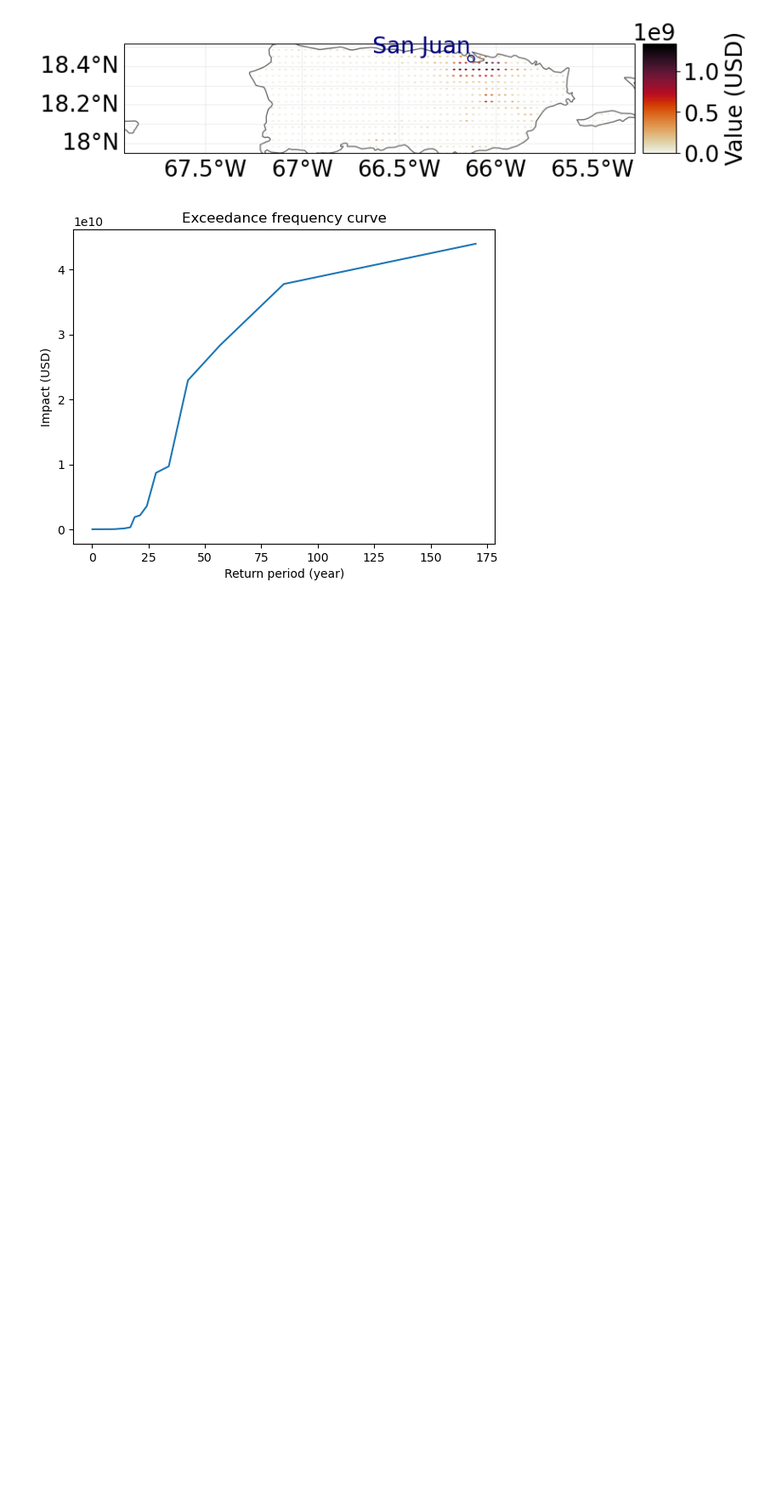
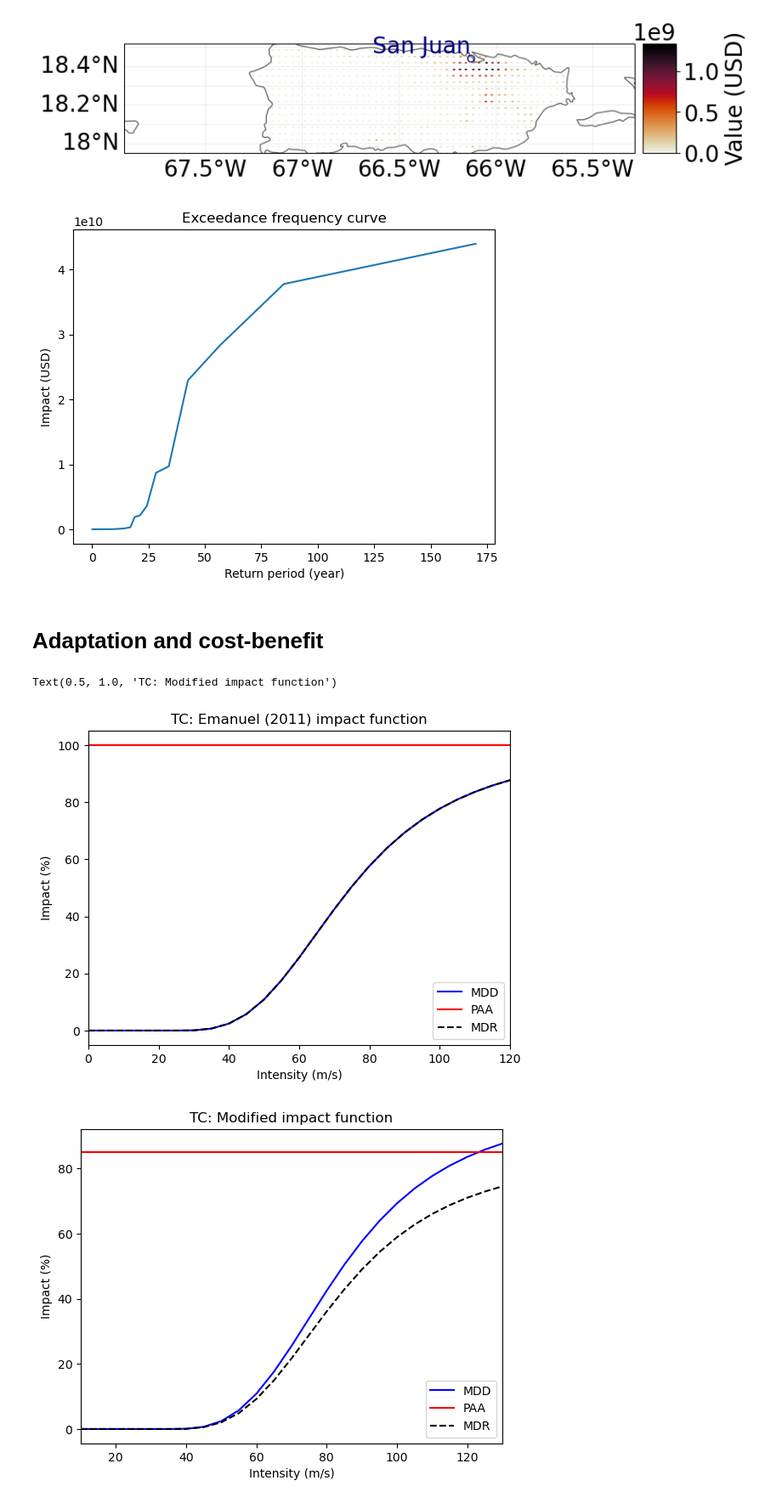
Before and after one commit to AGoussebaile/CLIMADA_Example, a Jupyter notebook: TropCyclone_PuertoRico.ipynb, the cells around one changed output. Shown at 85% size. Drawn from its saved outputs; the diff is of its cells as text; code cells hidden in the pictures; blank space fills up the shorter version.

Commit message:
Commit Trop Cyclone Puerto Rico - code and results for adaptation

```diff
--- a/TropCyclone_PuertoRico.ipynb
+++ b/TropCyclone_PuertoRico.ipynb
@@ -188,3 +167,30 @@ freq_curve2 = data.calc_freq_curve() # impact exceedance frequency curve
 freq_curve2.plot();
 # %% [output]
 [figure]
+# %% [markdown]
+# Adaptation and cost-benefit
+# %%
+from climada.entity import Measure, MeasureSet
+
+meas_mangrove = Measure(
+    name='Mangrove',
+    haz_type='TC',
+    color_rgb=np.array([0.2, 0.2, 0.7]),
+    cost=500000000,
+    mdd_impact=(1, 0),
+    paa_impact=(1, -0.15),
+    hazard_inten_imp=(1, -10),
+)
+
+meas_set = MeasureSet(measure_list=[meas_mangrove])
+meas_set.check()
+# %%
+mangrove_exp, mangrove_imp_fun_set, mangrove_haz = meas_mangrove.apply(exp_litpop, imp_fun_set, haz)
+axes1 = imp_fun_set.plot()
+axes1.set_title('TC: Emanuel (2011) impact function')
+axes2 = mangrove_imp_fun_set.plot()
+axes2.set_title('TC: Modified impact function')
+# %% [output]
+Text(0.5, 1.0, 'TC: Modified impact function')
+[figure, added]
+[figure, added]
```
Also changed, not shown: parts of 14 cells of this notebook.
